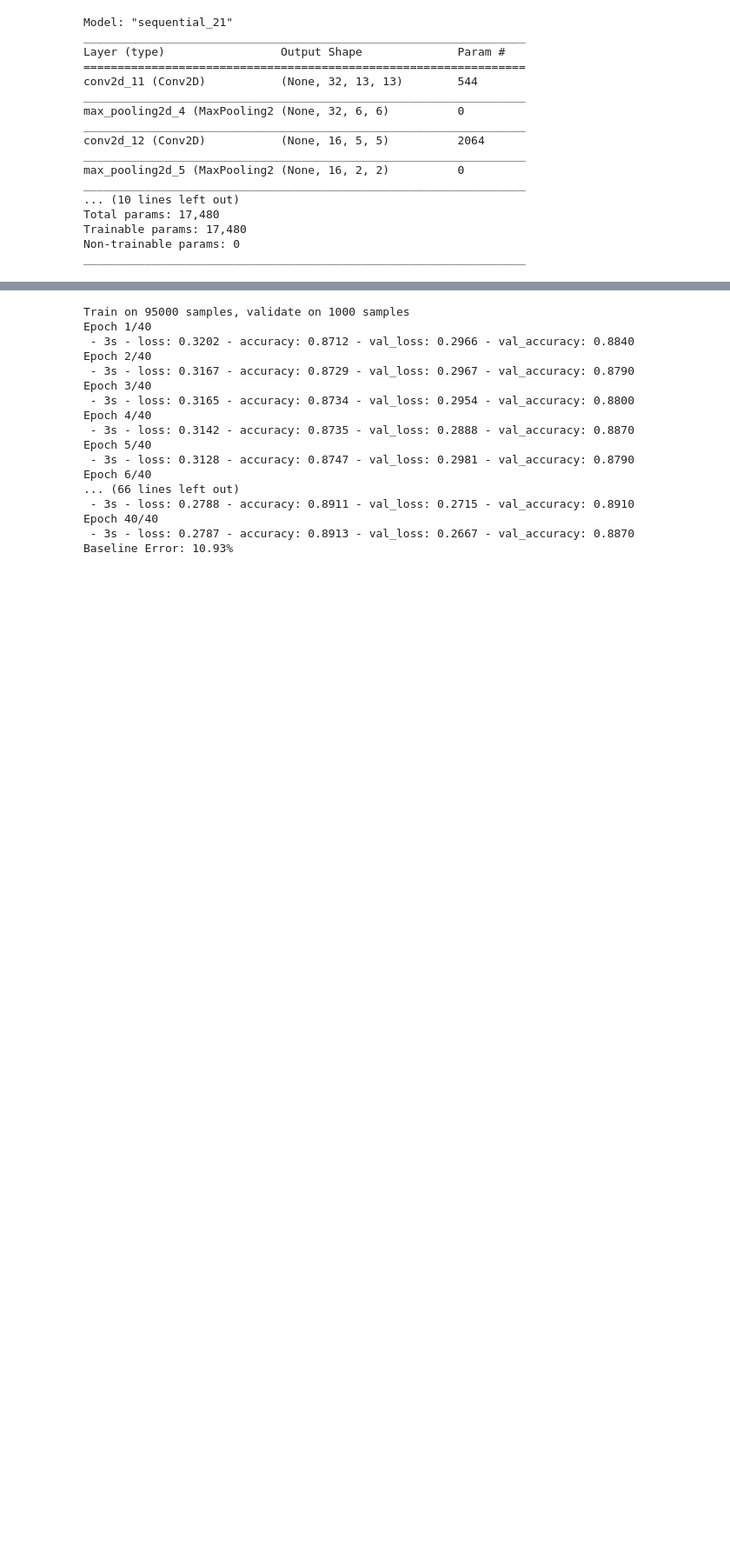
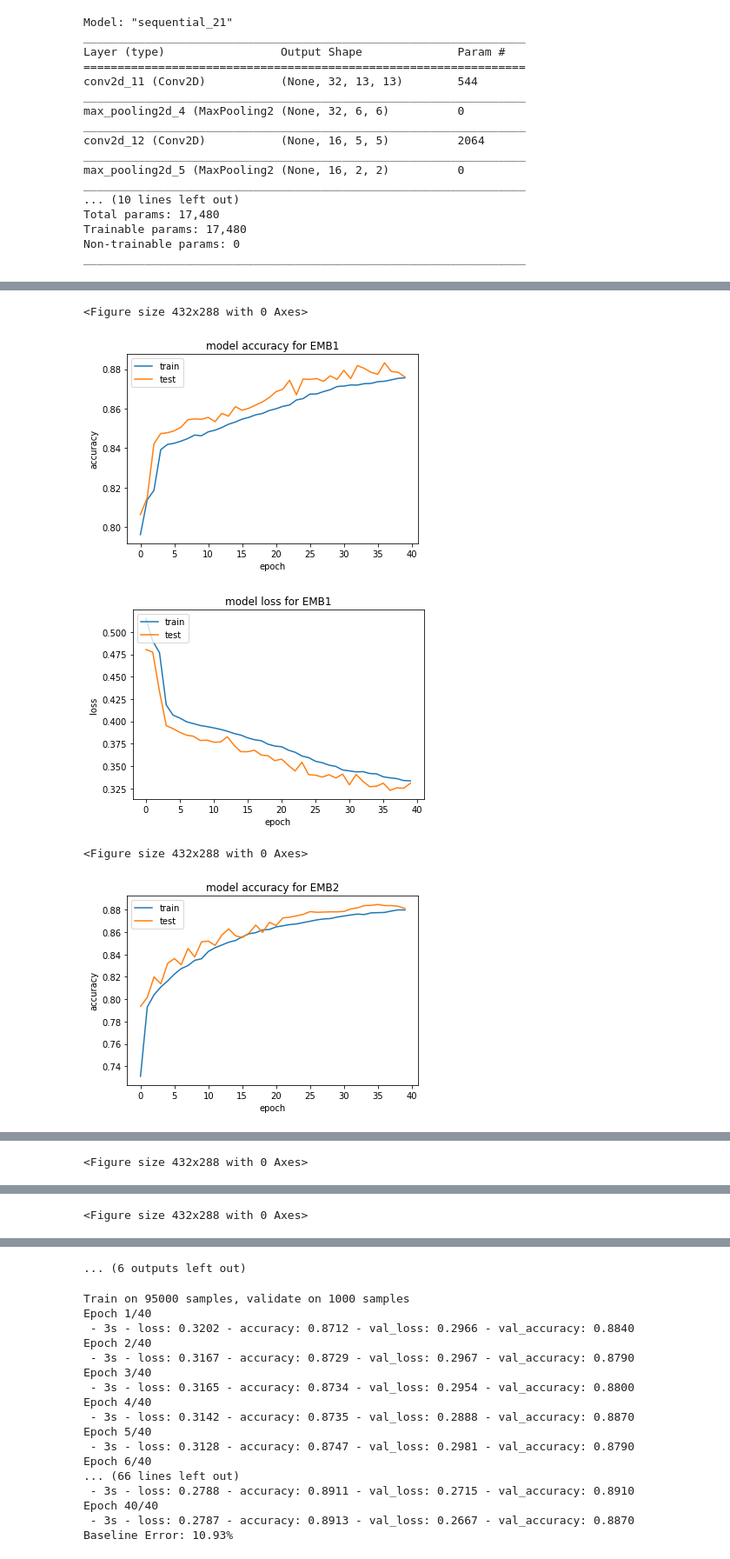
Before and after one commit to russbate42/UBCPionML, a Jupyter notebook: classifier/TopoClusterClassifier.ipynb, the cells around one changed output, grey strips where cells are left out. Shown at 87% size. Cells and saved outputs as stored; diff of their text form; code cells hidden in the pictures; blank space fills up the shorter version.

Commit message:
simple CNN per layer, but it sucks

```diff
--- a/classifier/TopoClusterClassifier.ipynb
+++ b/classifier/TopoClusterClassifier.ipynb
@@ -1141,3 +1155,11 @@ Total params: 148,386
 Trainable params: 148,386
 Non-trainable params: 0
 _________________________________________________________________
+# %%
+model_cnn_base_layers = {}
+for layer_i, layer_name in enumerate(layers):
+    print(layer_name)
+    print(len_phi[layer_i])
+    print(len_eta[layer_i])
+    model_cnn_base_layers[layer_i] = baseline_cnn_model_layers(layer_i)
+    model_cnn_base_layers[layer_i].summary()
@@ -1181,8 +1221,7 @@ Trainable params: 17,480
 Non-trainable params: 0
 _________________________________________________________________
 # %%
-history_cnn_base = {}
+history_cnn_base_layers = {}
 for layer_i, layer_name in enumerate(layers):
-    if layer_i == 5:
-        break; # skipping 5 right now
-    history_cnn_base[layer_i] = model_cnn_base[layer_i].fit(x_cnn_tr[layer_i], y_cnn_tr_onehot[layer_i], validation_data=(x_cnn_vl[layer_i], y_cnn_vl_onehot[layer_i]), epochs=20, batch_size=200, verbose=2)
+    print('On layer {}'.format(layer_name))
+    history_cnn_base_layers[layer_i] = model_cnn_base_layers[layer_i].fit(x_cnn_tr[layer_i], y_cnn_tr_onehot[layer_i], validation_data=(x_cnn_vl[layer_i], y_cnn_vl_onehot[layer_i]), epochs=40, batch_size=200, verbose=2)
@@ -1188,0 +1246,34 @@ for layer_i, layer_name in enumerate(layers):
+# %%
+for layer_i, layer_name in enumerate(layers):
+#     print(history_flat[layer_i].history.keys())
+    plt.cla(); plt.clf()
+    fig = plt.figure()
+    fig.patch.set_facecolor('white')
+
+    plt.plot(history_cnn_base_layers[layer_i].history['acc'])
+    plt.plot(history_cnn_base_layers[layer_i].history['val_acc'])
+    plt.title('model accuracy for {}'.format(layer_name))
+    plt.ylabel('accuracy')
+    plt.xlabel('epoch')
+    plt.legend(['train', 'test'], loc='upper left')
+    plt.savefig('Plots/accuracy_cnn_{}.pdf'.format(layer_name))
+    plt.show()
+
+
+    # summarize history for loss
+    fig = plt.figure()
+    fig.patch.set_facecolor('white')
+    plt.plot(history_cnn_base_layers[layer_i].history['loss'])
+    plt.plot(history_cnn_base_layers[layer_i].history['val_loss'])
+    plt.title('model loss for {}'.format(layer_name))
+    plt.ylabel('loss')
+    plt.xlabel('epoch')
+    plt.legend(['train', 'test'], loc='upper left')
+    plt.savefig('Plots/loss_cnn_{}.pdf'.format(layer_name))
+    plt.show()
+# %% [output]
+<Figure size 432x288 with 0 Axes>
+[figure, added]
+[figure, added]
+<Figure size 432x288 with 0 Axes>
+[figure, added]
@@ -1188,0 +1281 @@ for layer_i, layer_name in enumerate(layers):
+<Figure size 432x288 with 0 Axes>
@@ -1188,0 +1284 @@ for layer_i, layer_name in enumerate(layers):
+<Figure size 432x288 with 0 Axes>
@@ -1189,3 +1287,4 @@ for layer_i, layer_name in enumerate(layers):
+... (6 outputs left out)
 # %%
 # fit (train) the baseline cnn model
 history_cnn_base = model_cnn_base.fit(X_tr, y_tr_onehot, validation_data=(X_vl, y_vl_onehot), epochs=40, batch_size=200, verbose=2)
```
Also changed, not shown: parts of 13 cells of this notebook.
